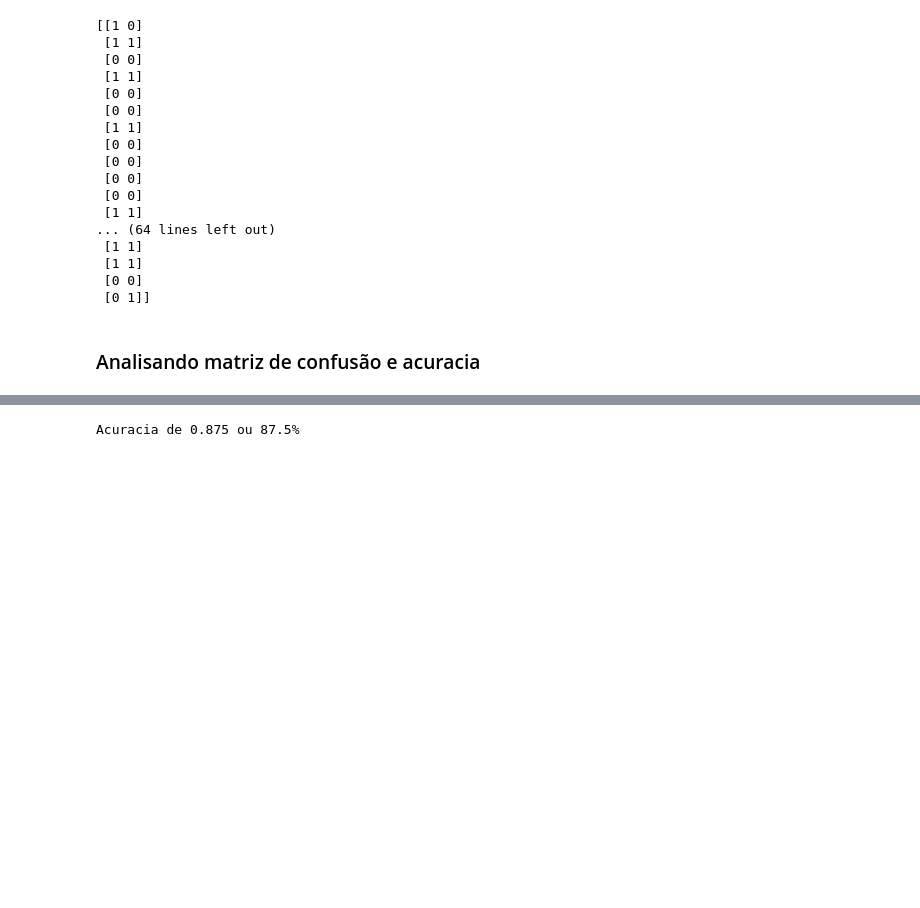
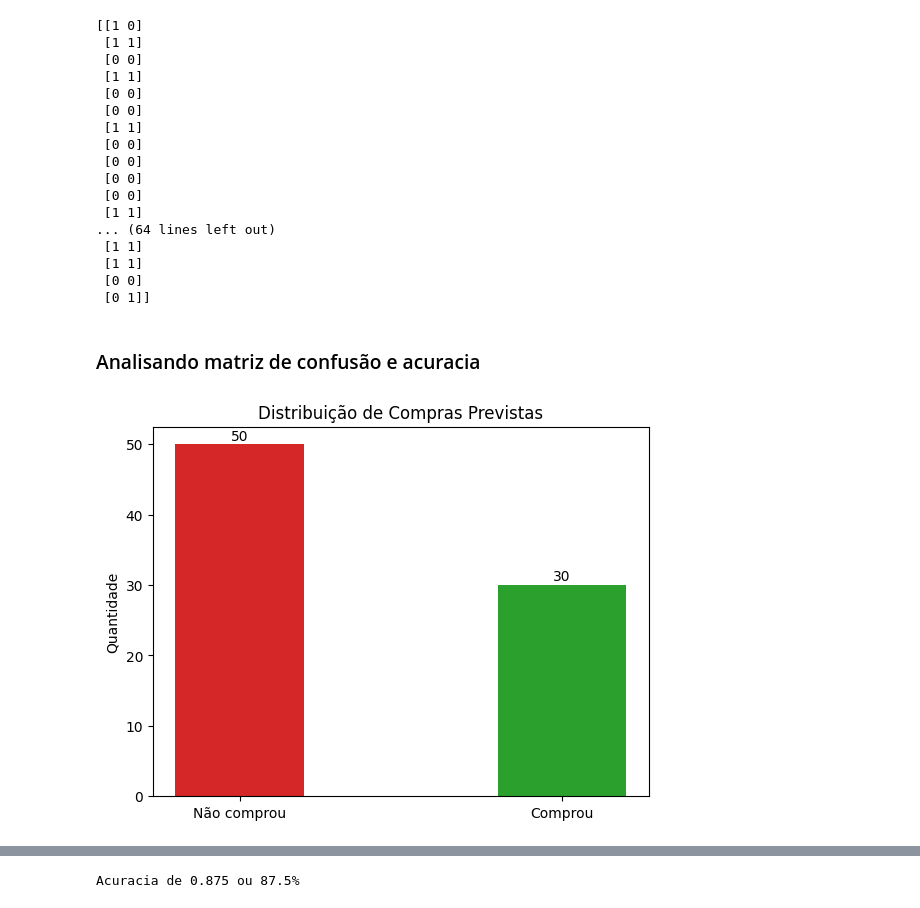
Before and after one commit to gusdiaso/learning_machine_learning, a Jupyter notebook: classification/random-forest/notebook.ipynb, the cells around one changed output, grey strips where cells are left out. Drawn from its saved outputs; the diff is of its cells as text; code cells hidden in the pictures; blank space fills up the shorter version.

```diff
--- a/classification/random-forest/notebook.ipynb
+++ b/classification/random-forest/notebook.ipynb
@@ -65,6 +65,24 @@ print(np.concatenate((y_pred.reshape(len(y_pred),1), y_test.reshape(len(y_test),
  [0 1]]
 # %% [markdown]
 ### Analisando matriz de confusão e acuracia
+# %%
+labels = ['Não comprou', 'Comprou']
+counts = [np.sum(y_pred == 0), np.sum(y_pred == 1)]
+
+x = np.arange(len(labels))
+width = 0.4
+
+fig, ax = plt.subplots()
+bars = ax.bar(x, counts, width, color=['#d62728', '#2ca02c'])
+ax.bar_label(bars, padding=1)
+ax.set_ylabel('Quantidade')
+ax.set_title('Distribuição de Compras Previstas')
+ax.set_xticks(x)
+ax.set_xticklabels(labels)
+
+plt.show()
+# %% [output]
+[figure, added]
 # %%
 from sklearn.metrics import confusion_matrix, accuracy_score, ConfusionMatrixDisplay
 
```
Also changed, not shown: parts of 1 cell of this notebook, 3 other files.
